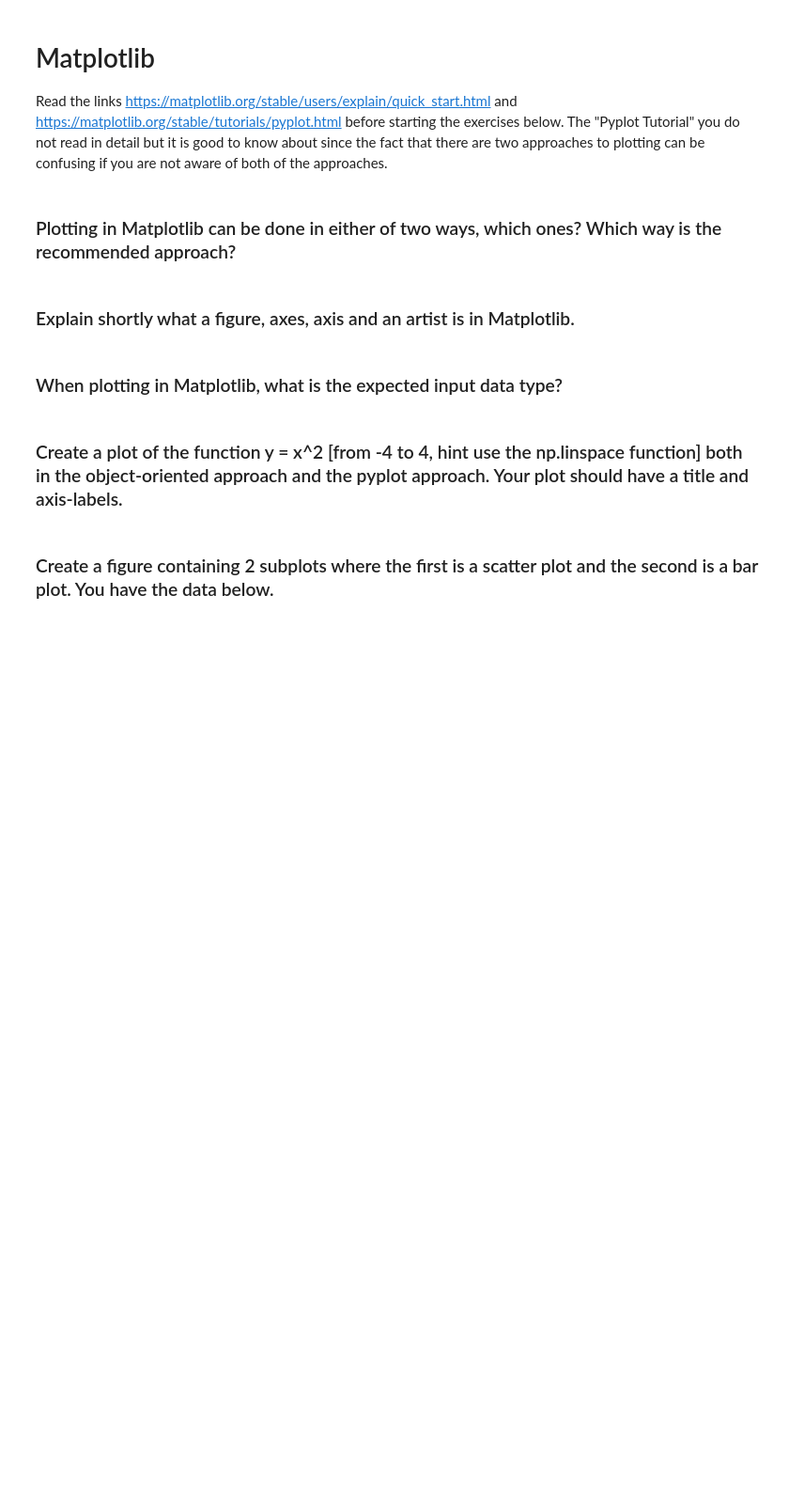
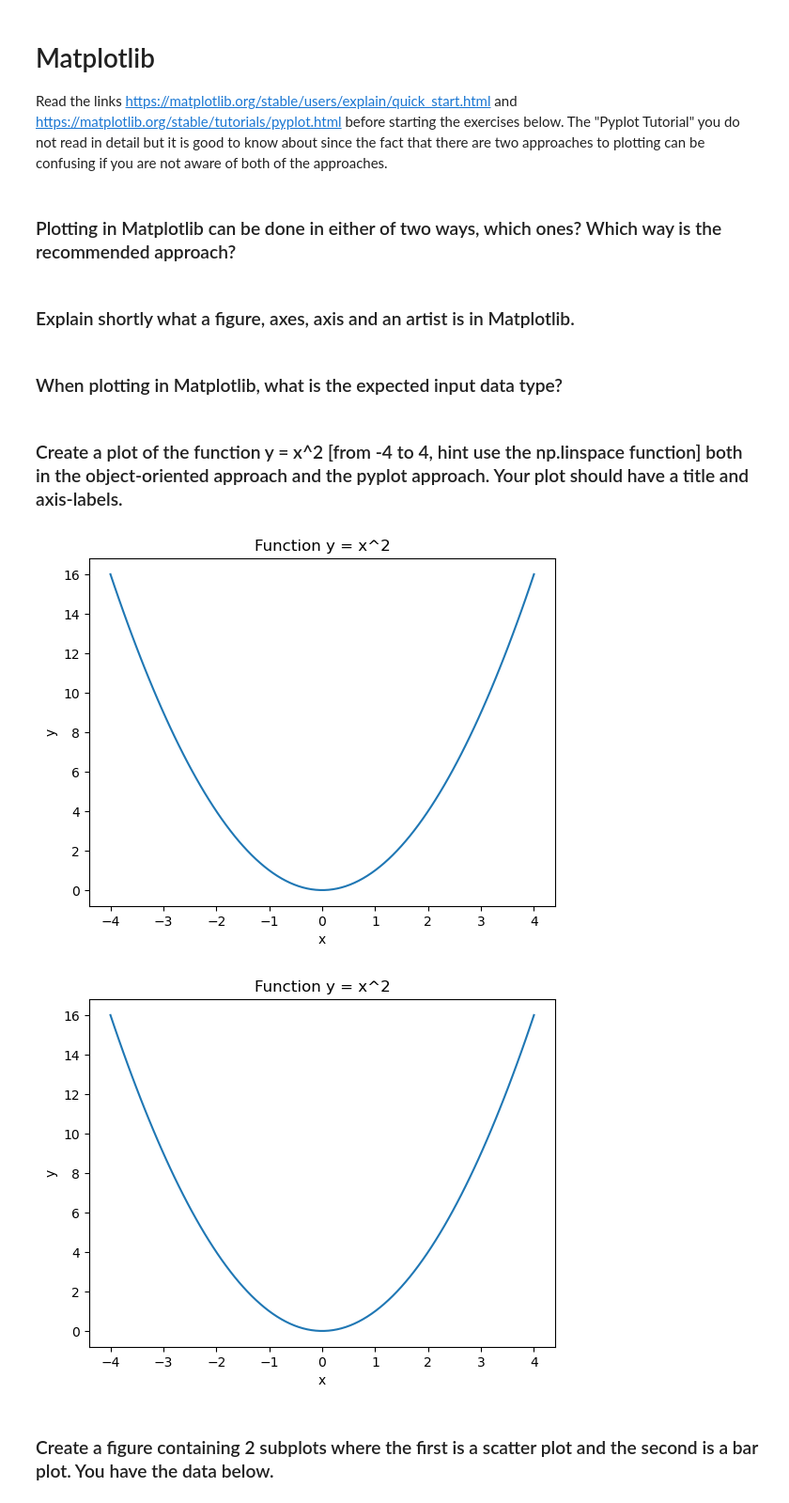
Before and after one commit to alexanderlvov1/PAITH2025, a Jupyter notebook: kunskapskontroll2/kunskapskontroll_2_2_matplotlib.ipynb, the cells around one changed output. Shown at 94% size. Drawn from its saved outputs; the diff is of its cells as text; code cells hidden in the pictures; blank space fills up the shorter version.

```diff
--- a/kunskapskontroll2/kunskapskontroll_2_2_matplotlib.ipynb
+++ b/kunskapskontroll2/kunskapskontroll_2_2_matplotlib.ipynb
@@ -28,6 +28,28 @@ import matplotlib.pyplot as plt
 #Pandas Series/DataFrames
 # %% [markdown]
 ### Create a plot of the function y = x^2 [from -4 to 4, hint use the np.linspace function] both in the object-oriented approach and the pyplot approach. Your plot should have a title and axis-labels.
+# %%
+x = np.linspace(-4, 4, 100)
+y = x**2
+
+# Object-Oriented approach
+fig, ax = plt.subplots()
+ax.plot(x, y)
+ax.set_title("Function y = x^2")
+ax.set_xlabel("x")
+ax.set_ylabel("y")
+plt.show()
+
+# Pyplot approach
+plt.figure()
+plt.plot(x, y)
+plt.title("Function y = x^2")
+plt.xlabel("x")
+plt.ylabel("y")
+plt.show()
+# %% [output]
+[figure, added]
+[figure, added]
 # %% [markdown]
 ### Create a figure containing 2  subplots where the first is a scatter plot and the second is a bar plot. You have the data below.
 # %%
```
Also changed, not shown: parts of 1 cell of this notebook, 1 other file.
